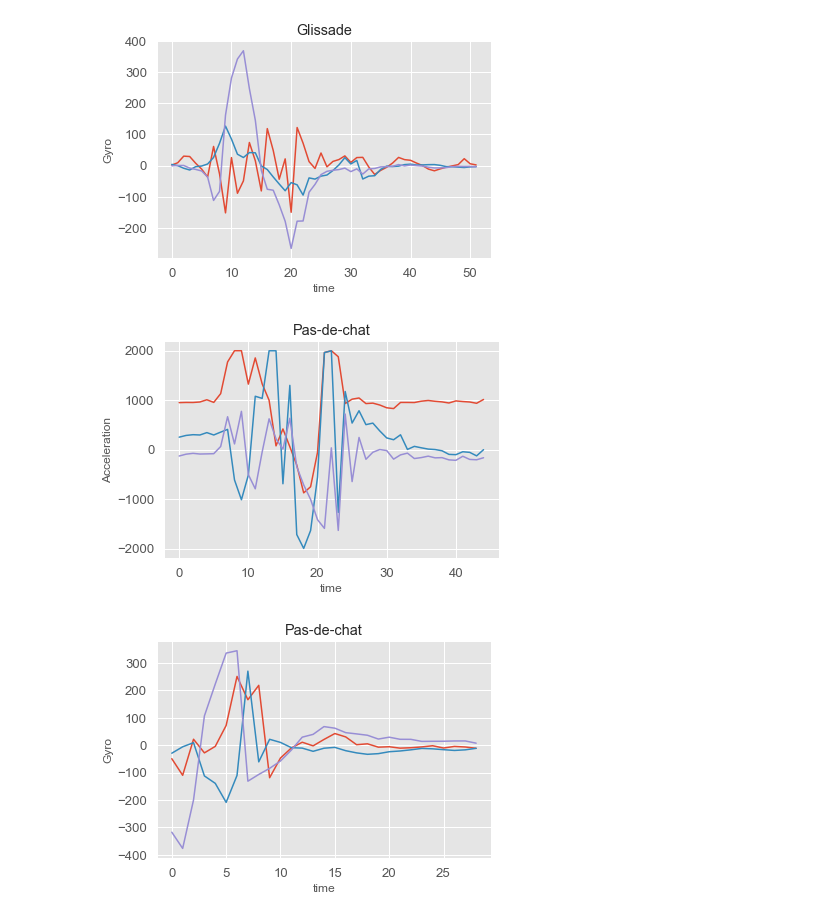
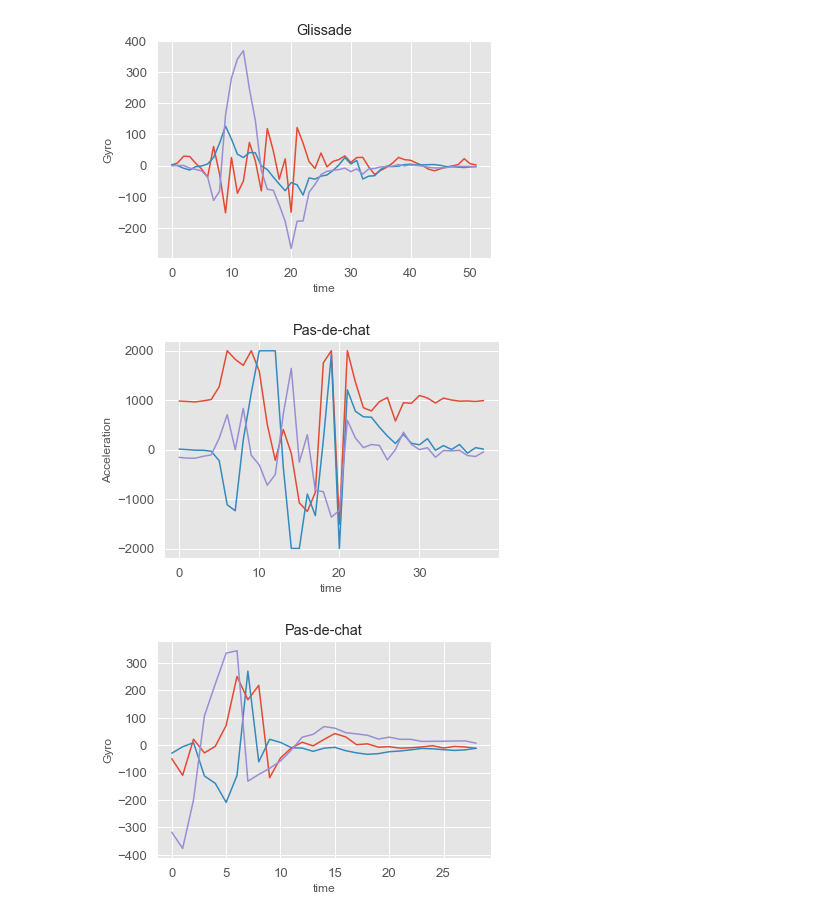
Before and after one commit to alb4876/ballet-jumps, a Jupyter notebook: Ballet.ipynb, the cells around one changed output. Cells and saved outputs as stored; diff of their text form; code cells hidden in the pictures.

```diff
--- a/Ballet.ipynb
+++ b/Ballet.ipynb
@@ -20,7 +20,7 @@ This first section of code will read in the CSV files for ACCEL and GYRO data fo
 
 
 # DIRECTORY OF CSV FILES GLISSADE ACCEL
-dir_name = 'PROJECT/data/glissade/Accel/train'
+dir_name = 'data/glissade/Accel/train'
 # make list of CSV files
 GA_csvs = [x for x in os.listdir(dir_name) if x.endswith('.csv')]
 #print(GA_csvs)
@@ -41,7 +41,7 @@ for i in range(len(GA_count)):
 
 
 # DIRECTORY OF CSV FILES GLISSADE GYRO
-dir_name = 'PROJECT/data/glissade/Gyro/train'
+dir_name = 'data/glissade/Gyro/train'
 # make list of CSV files
 GG_csvs = [x for x in os.listdir(dir_name) if x.endswith('.csv')]
 
@@ -63,7 +63,7 @@ Same as above but now for Pas-de-chat
 # NOW work on PAS-DE-CHAT data
 
 # DIRECTORY OF CSV FILES PAS-DE-CHAT ACCEL
-dir_name = 'PROJECT/data/pas-de-chat/Accel/train'
+dir_name = 'data/pas-de-chat/Accel/train'
 # make list of CSV files
 PA_csvs = [x for x in os.listdir(dir_name) if x.endswith('.csv')]
 #print(PA_csvs)
@@ -85,7 +85,7 @@ for i in range(len(PA_count)):
 
 
 # DIRECTORY OF CSV FILES Pas-de-chat GYRO
-dir_name = 'PROJECT/data/pas-de-chat/Gyro/train'
+dir_name = 'data/pas-de-chat/Gyro/train'
 # make list of CSV files
 PG_csvs = [x for x in os.listdir(dir_name) if x.endswith('.csv')]
 
@@ -207,28 +209,28 @@ plt.show()
 # %%
 # make PLOTS for Accel data to visualize (PAS-DE-CHAT)
 
 #  TO PLOT ALL FILES -- uncommnet
 #for i in range(len(PA_count)):
 #    plt.figure()
 #    plt.plot(d_PA[i].Accel_X)
 #    plt.plot(d_PA[i].Accel_Y)
 #    plt.plot(d_PA[i].Accel_Z)
 #    plt.title("Pas-de-chat")     # sets the title for the chart
 #    plt.xlabel("time")   # sets the label to use for the x-axis
 #    plt.ylabel("Acceleration")      # sets the label to use for the y-axis
 
 # print an example plot, first one
 plt.figure()
-plt.plot(d_PA[0].Accel_X)
-plt.plot(d_PA[0].Accel_Y)
-plt.plot(d_PA[0].Accel_Z)
+plt.plot(d_PA[3].Accel_X)
+plt.plot(d_PA[3].Accel_Y)
+plt.plot(d_PA[3].Accel_Z)
 plt.title("Pas-de-chat")     # sets the title for the chart
 plt.xlabel("time")   # sets the label to use for the x-axis
 plt.ylabel("Acceleration")      # sets the label to use for the y-axis
 
 plt.show()
 # %% [output]
-[figure, old version]
+[figure, new version]
 # %%
 # make PLOTS for Gyro data to visualize (PAS-DE-CHAT)
 
```
Also changed, not shown: parts of 32 cells of this notebook.
